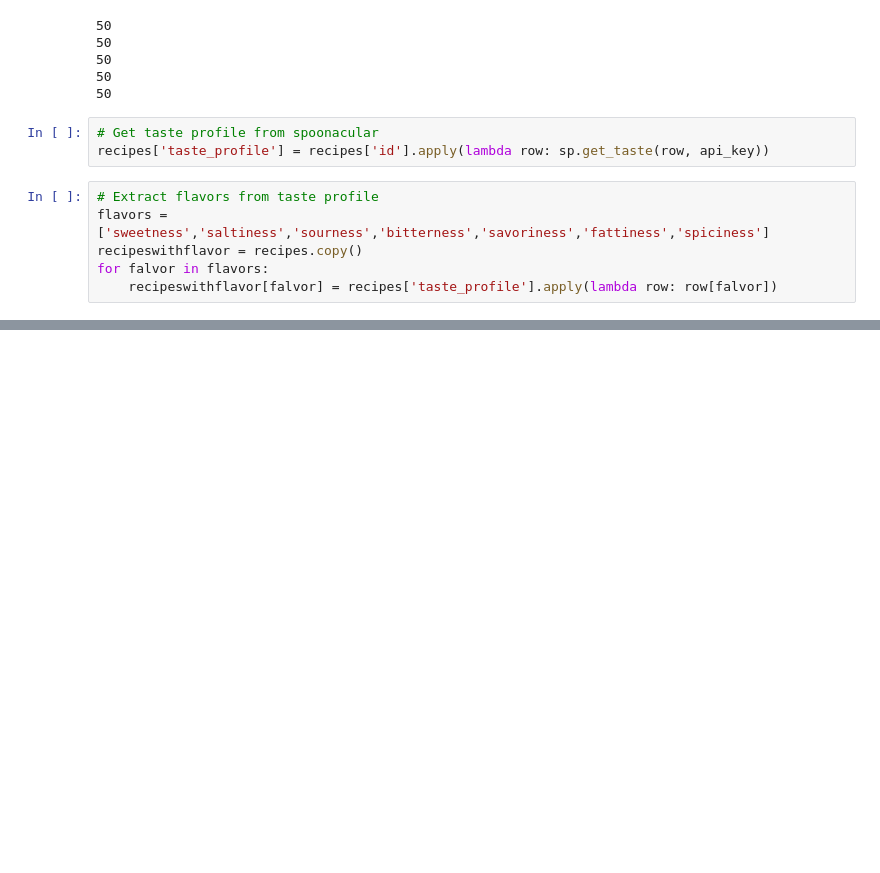
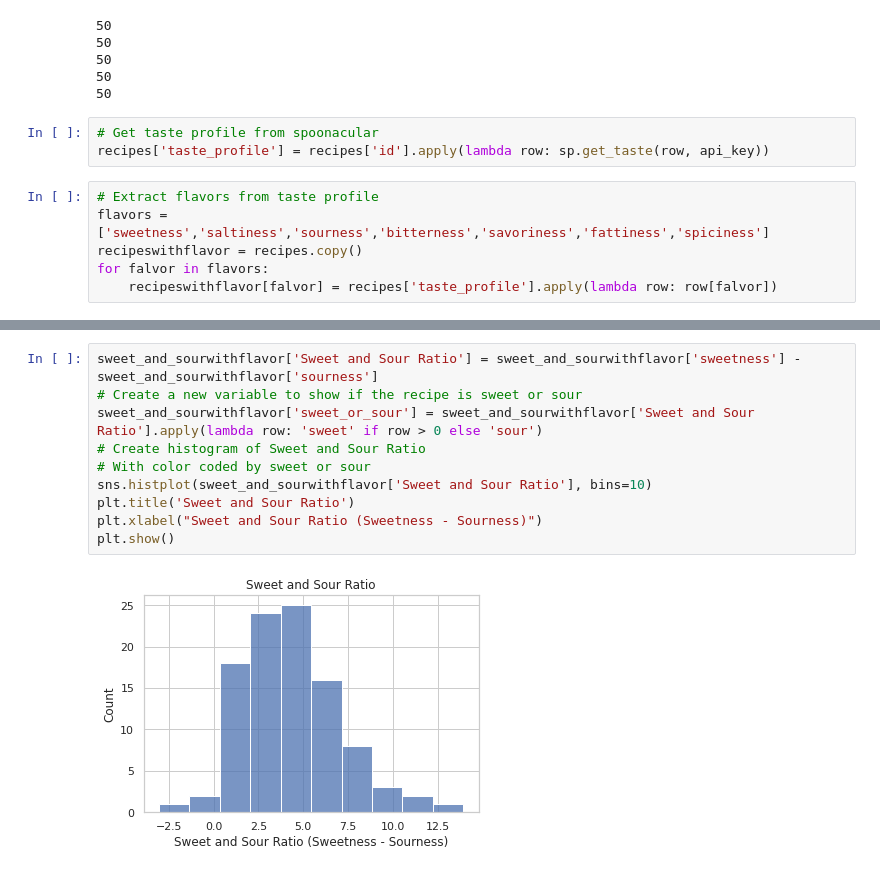
Before and after one commit to CodyBurker/Recipe-Radar, a Jupyter notebook: SpoontasticTest.ipynb, the cells around one changed output, grey strips where cells are left out. Saved outputs shown, nothing was run; the diff lists cells and outputs as text; blank space fills up the shorter version.

```diff
--- a/SpoontasticTest.ipynb
+++ b/SpoontasticTest.ipynb
@@ -66,0 +74,12 @@ plt.show()
+# %%
+sweet_and_sourwithflavor['Sweet and Sour Ratio'] = sweet_and_sourwithflavor['sweetness'] - sweet_and_sourwithflavor['sourness']
+# Create a new variable to show if the recipe is sweet or sour
+sweet_and_sourwithflavor['sweet_or_sour'] = sweet_and_sourwithflavor['Sweet and Sour Ratio'].apply(lambda row: 'sweet' if row > 0 else 'sour')
+# Create histogram of Sweet and Sour Ratio
+# With color coded by sweet or sour
+sns.histplot(sweet_and_sourwithflavor['Sweet and Sour Ratio'], bins=10)
+plt.title('Sweet and Sour Ratio')
+plt.xlabel("Sweet and Sour Ratio (Sweetness - Sourness)")
+plt.show()
+# %% [output]
+[figure, added]
```
Also changed, not shown: parts of 7 cells of this notebook.
